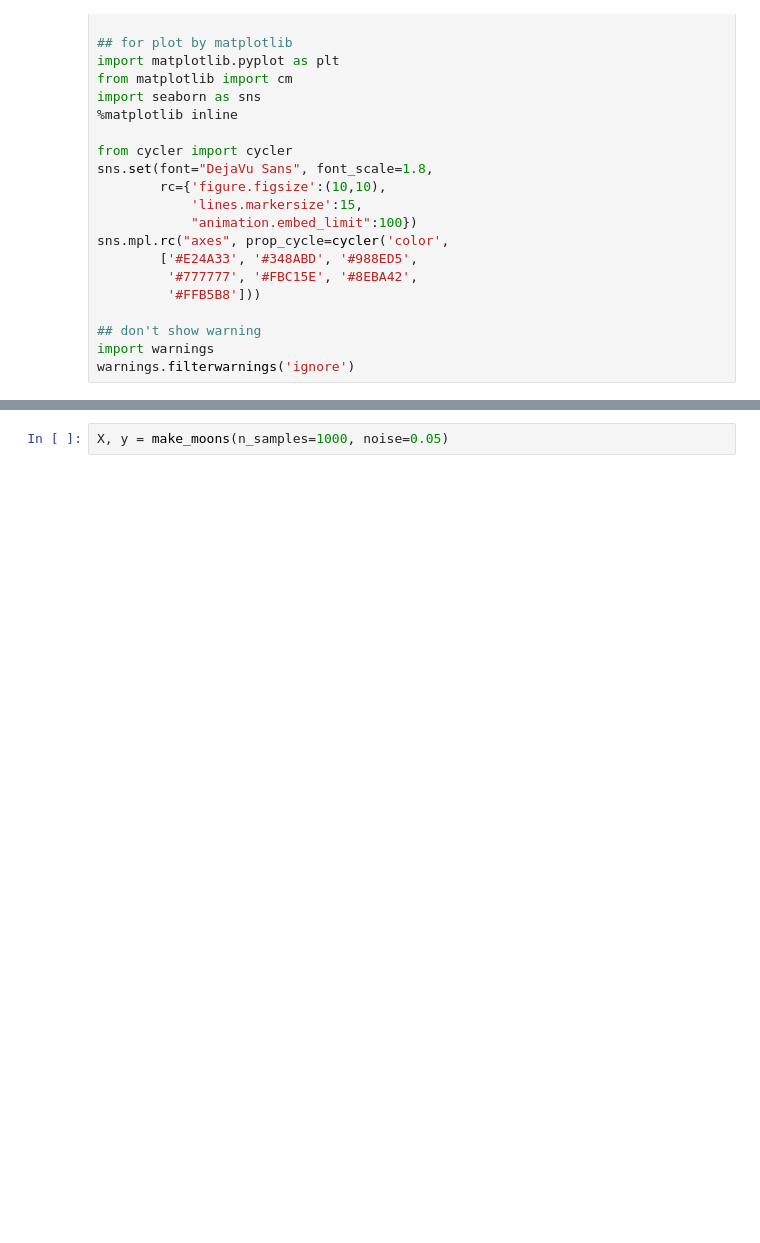
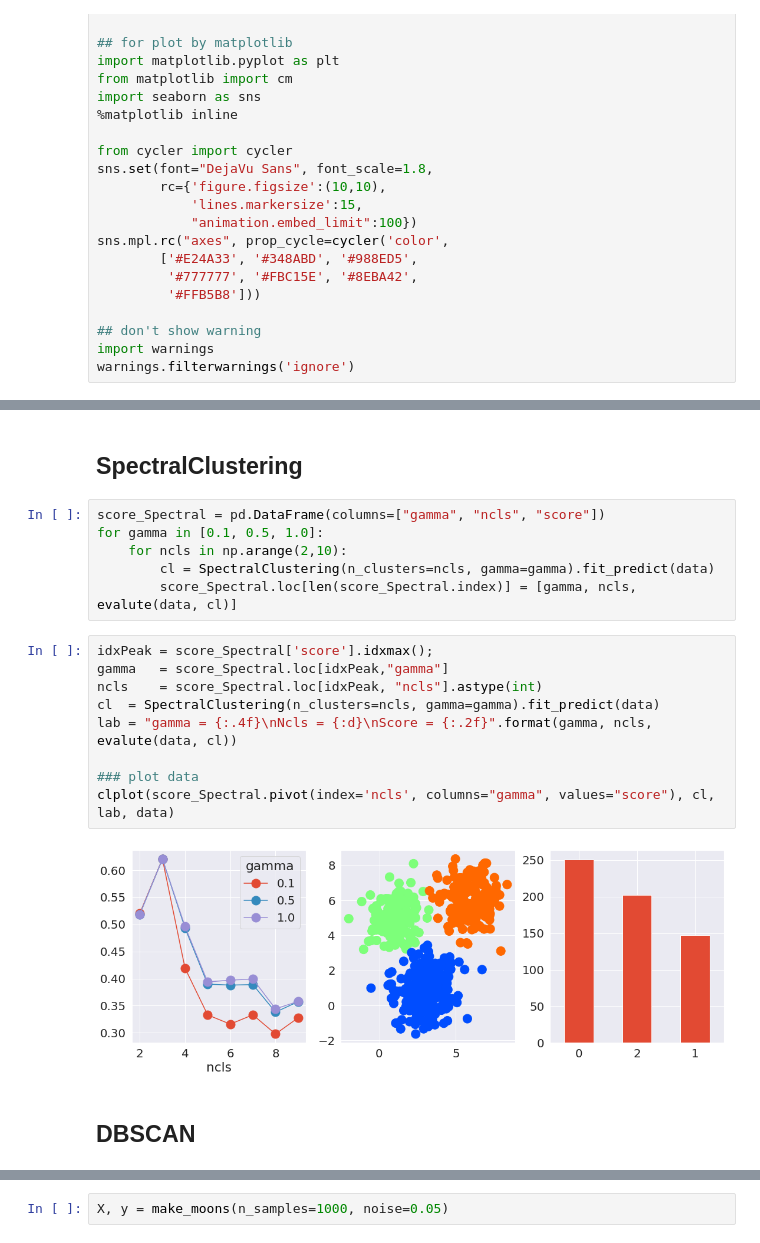
Before and after one commit to ghzuo/teslML, a Jupyter notebook: 31.Clustering.ipynb, the cells around one changed output, grey strips where cells are left out. Drawn from its saved outputs; the diff is of its cells as text; blank space fills up the shorter version.

```diff
--- a/31.Clustering.ipynb
+++ b/31.Clustering.ipynb
@@ -34,0 +96,21 @@ from sklearn.cluster import
+# %% [markdown]
+## SpectralClustering
+# %%
+score_Spectral = pd.DataFrame(columns=["gamma", "ncls", "score"])
+for gamma in [0.1, 0.5, 1.0]:
+    for ncls in np.arange(2,10):
+        cl = SpectralClustering(n_clusters=ncls, gamma=gamma).fit_predict(data)
+        score_Spectral.loc[len(score_Spectral.index)] = [gamma, ncls, evalute(data, cl)]
+# %%
+idxPeak = score_Spectral['score'].idxmax();
+gamma   = score_Spectral.loc[idxPeak,"gamma"]
+ncls    = score_Spectral.loc[idxPeak, "ncls"].astype(int)
+cl  = SpectralClustering(n_clusters=ncls, gamma=gamma).fit_predict(data)
+lab = "gamma = {:.4f}\nNcls = {:d}\nScore = {:.2f}".format(gamma, ncls, evalute(data, cl))
+
+### plot data
+clplot(score_Spectral.pivot(index='ncls', columns="gamma", values="score"), cl, lab, data)
+# %% [output]
+[figure, added]
+# %% [markdown]
+## DBSCAN
```
Also changed, not shown: parts of 25 cells of this notebook, 5 other files.
